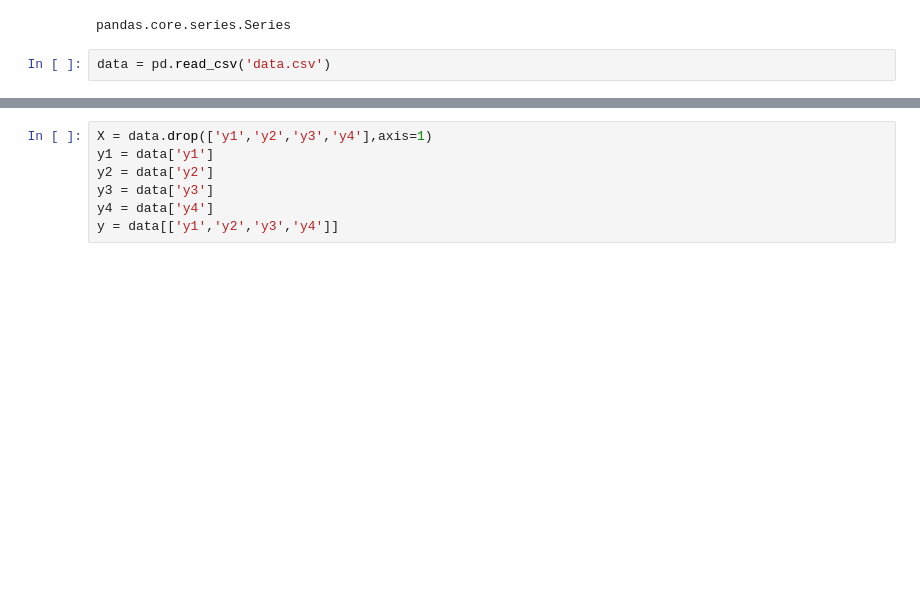
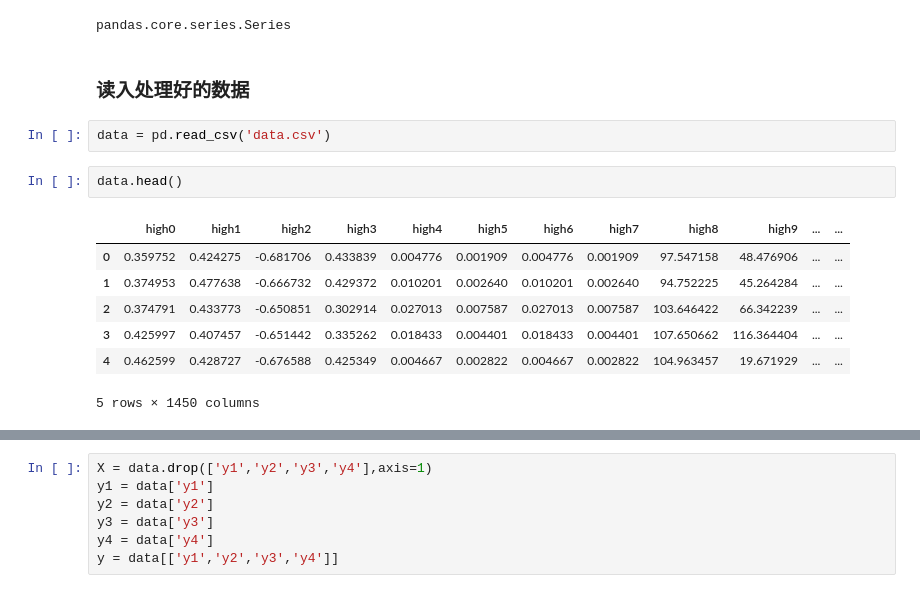
Before and after one commit to AnsonLo11/siblingsDatasetBaseline, a Jupyter notebook: data_analysis.ipynb, the cells around one changed output, grey strips where cells are left out. Drawn from its saved outputs; the diff is of its cells as text; blank space fills up the shorter version.

```diff
--- a/data_analysis.ipynb
+++ b/data_analysis.ipynb
@@ -197,5 +195,17 @@ cls_label = [cls_1, cls_2, cls_3, cls_4]
 type(cls_label[0])
 # %% [output]
 pandas.core.series.Series
+# %% [markdown]
+### 读入处理好的数据
 # %%
 data = pd.read_csv('data.csv')
+# %%
+data.head()
+# %% [output]
+|  | high0 | high1 | high2 | high3 | high4 | high5 | high6 | high7 | high8 | high9 | ... | ... |
+| 0 | 0.359752 | 0.424275 | -0.681706 | 0.433839 | 0.004776 | 0.001909 | 0.004776 | 0.001909 | 97.547158 | 48.476906 | ... | ... |
+| 1 | 0.374953 | 0.477638 | -0.666732 | 0.429372 | 0.010201 | 0.002640 | 0.010201 | 0.002640 | 94.752225 | 45.264284 | ... | ... |
+| 2 | 0.374791 | 0.433773 | -0.650851 | 0.302914 | 0.027013 | 0.007587 | 0.027013 | 0.007587 | 103.646422 | 66.342239 | ... | ... |
+| 3 | 0.425997 | 0.407457 | -0.651442 | 0.335262 | 0.018433 | 0.004401 | 0.018433 | 0.004401 | 107.650662 | 116.364404 | ... | ... |
+| 4 | 0.462599 | 0.428727 | -0.676588 | 0.425349 | 0.004667 | 0.002822 | 0.004667 | 0.002822 | 104.963457 | 19.671929 | ... | ... |
+5 rows × 1450 columns
```
Also changed, not shown: parts of 8 cells of this notebook, 1 other file.
